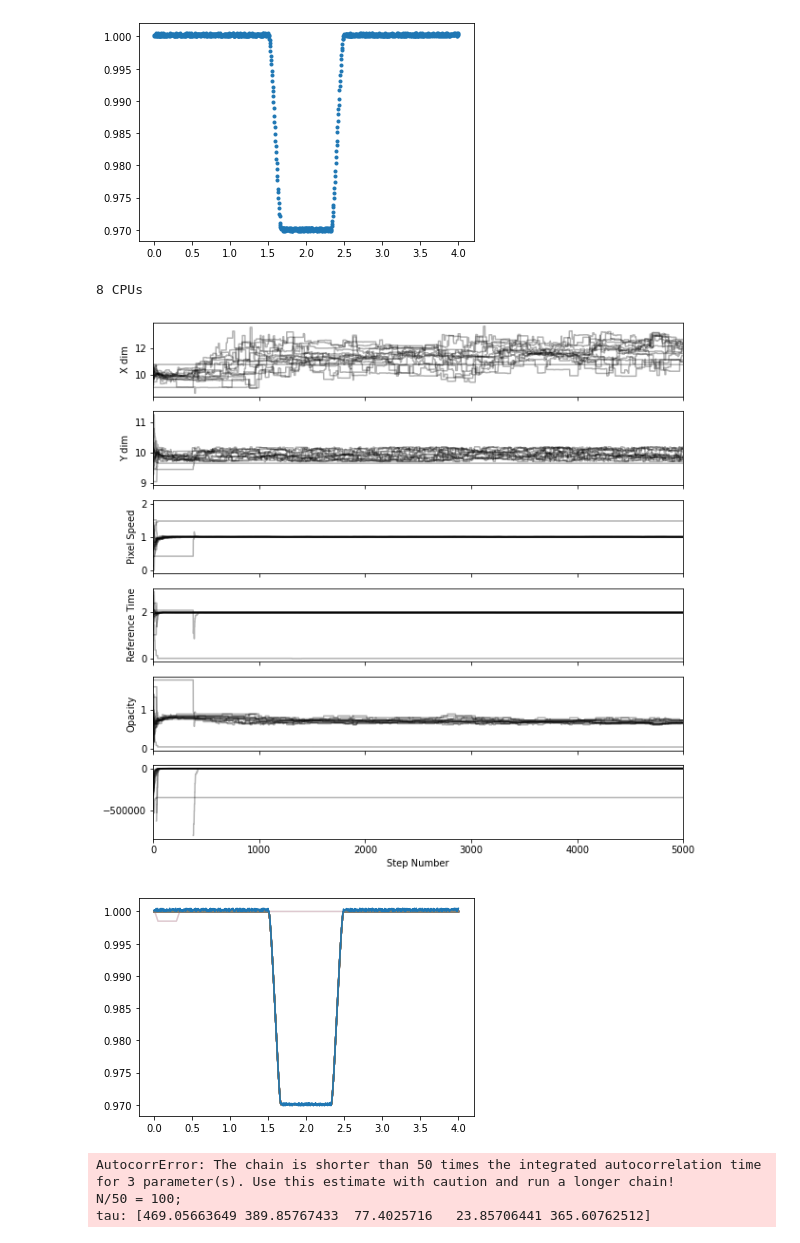
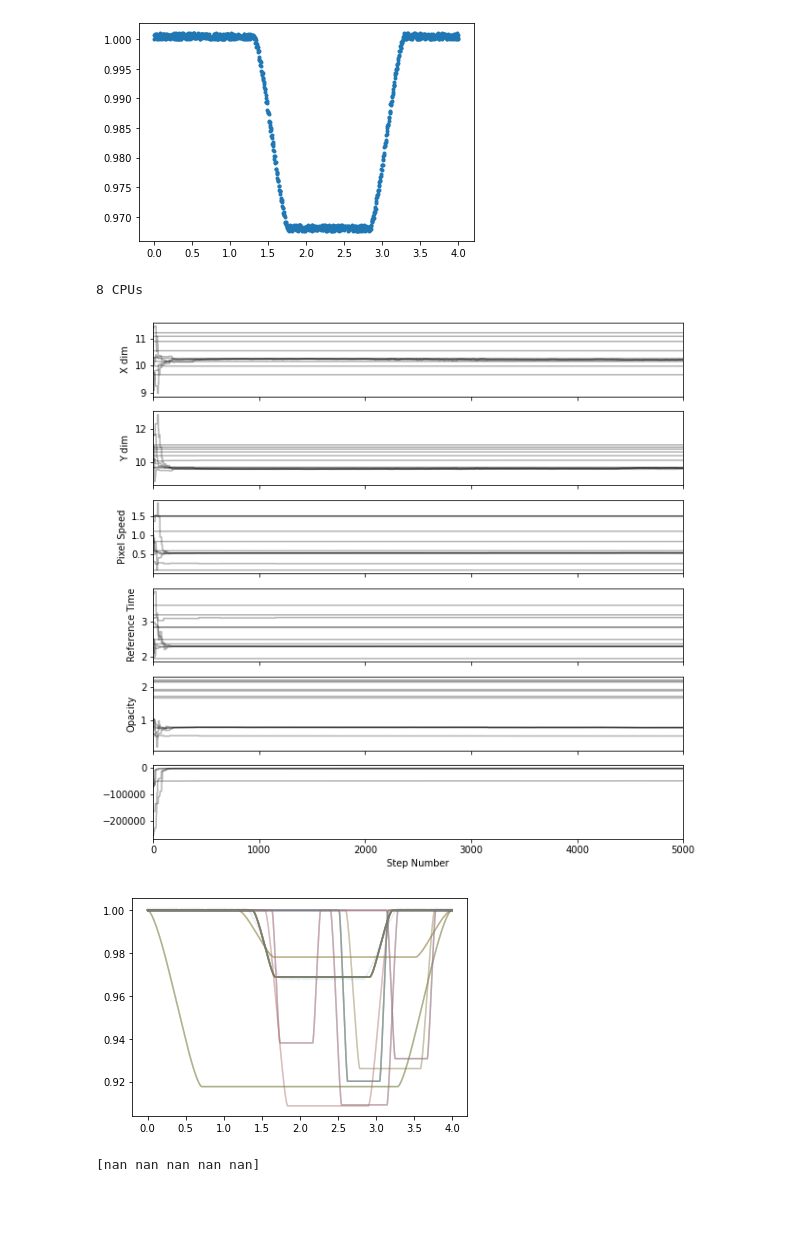
Before and after one commit to joshua-bromley/mcmcSampler, a Jupyter notebook: sampler.ipynb, the cells around one changed output. Drawn from its saved outputs; the diff is of its cells as text; code cells hidden in the pictures; blank space fills up the shorter version.

```diff
--- a/sampler.ipynb
+++ b/sampler.ipynb
@@ -110,7 +110,7 @@ def logPrior(theta, times):
         lnPrior += np.log(1/(times[-1]-times[0]))
     else:
         return -np.inf
-    if 0 < xdim < 40 and 0 < ydim < 30 and 0 < velocity < 50 and 0 < opacity < 1: ##Check to see if the shape exists but is not larger than the star
+    if 0 < xdim < 40 and 0 < ydim < 30 and 0 < velocity < 50 and 0 < opacity < 1.1: ##Check to see if the shape exists but is not larger than the star
         ##Also check to see that it transits in a consistent direction and not extremely fast
         lnPrior +=  2*np.log(1/100) + np.log(1/50) + np.log(1)
     else:
@@ -168,6 +166,6 @@ plt.show()
 # %%
 times = np.linspace(0,4,1000)
-flux = transitSim(10,10,50,1,times,2,0.8)
+flux = transitSim(7,15,50,0.5,times,2.3,0.8)
 fluxErr = 0.001*np.ones(1000)
 flux = flux + np.random.random(1000)*fluxErr
 fig = plt.subplot()
@@ -177,11 +175,12 @@ plt.show()
 ncpu = cpu_count()
 print("{0} CPUs".format(ncpu))
 # %% [output]
-[figure, old version]
+[figure, new version]
 8 CPUs
 # %%
-pos = [10,10,1,2,1] * np.ones([16,5]) + 2*np.random.random([16,5]) - 1
+pos = [10,10,0.5,2.3,0.8] * np.ones([12,5]) + 2*np.random.random([12,5]) - 0.5
 nwalkers, ndim = pos.shape
+
 
 with Pool() as pool:
     sampler = emcee.EnsembleSampler(nwalkers, ndim, logProbability, args = (times, flux, fluxErr), pool = pool)
@@ -202,30 +201,29 @@ axes[5].set_xlim(0,len(samples))
 axes[-1].set_xlabel("Step Number")
 plt.show()
 # %% [output]
-[figure, old version]
+[figure, new version]
 # %%
 fig = plt.subplot()
+
 flat_samples = sampler.get_chain(discard=1000, thin=15, flat=True)
 inds = np.random.randint(len(flat_samples), size=100)
 for ind in inds:
     try:
         sample = flat_samples[ind]
         sampleFlux = transitSim(sample[0],sample[1],50,sample[2],times,sample[3],sample[4])
         fig.plot(times,sampleFlux,alpha = 0.1)
     except:
         print("Invalid parameters", sample)
 
 
-fig.plot(times,flux)
+fig.plot(times,flux, alpha = 0.1)
 plt.show()
 # %% [output]
-[figure, old version]
+[figure, new version]
 # %%
 tau = sampler.get_autocorr_time()
 print(tau)
 # %% [output]
-AutocorrError: The chain is shorter than 50 times the integrated autocorrelation time for 3 parameter(s). Use this estimate with caution and run a longer chain!
-N/50 = 100;
-tau: [469.05663649 389.85767433  77.4025716   23.85706441 365.60762512]
+[nan nan nan nan nan]
 # %%
 flatSamples = sampler.get_chain(discard = 500, flat = True)
```
Also changed, not shown: parts of 3 cells of this notebook, 4 other files.
